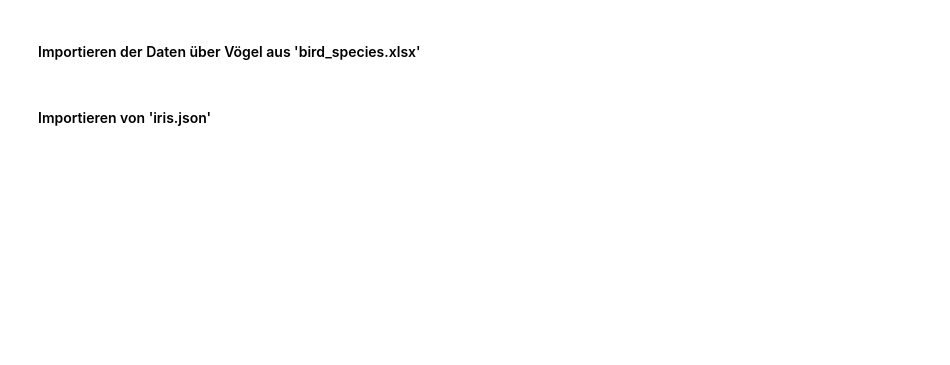
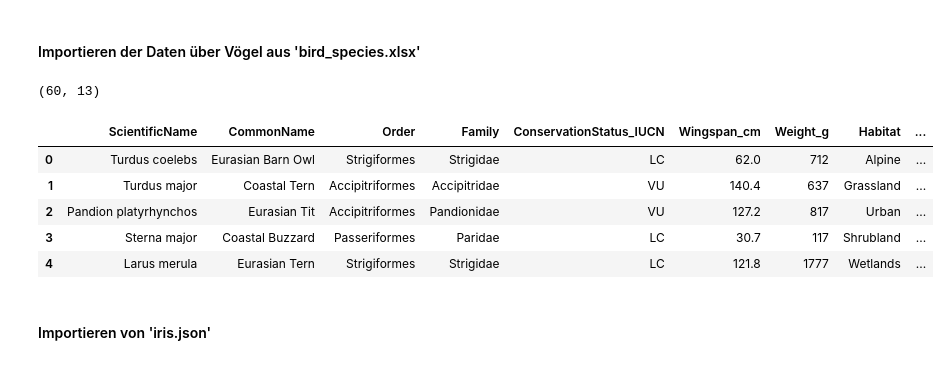
Before and after one commit to pfrei2/data_ingestion, a Jupyter notebook: Probeprüfung/AP01_Advanced_Data_Collection_Methods.ipynb, the cells around one changed output. Saved outputs shown, nothing was run; the diff lists cells and outputs as text; code cells hidden in the pictures; blank space fills up the shorter version.

```diff
--- a/Probeprüfung/AP01_Advanced_Data_Collection_Methods.ipynb
+++ b/Probeprüfung/AP01_Advanced_Data_Collection_Methods.ipynb
@@ -155,12 +193,21 @@ Tipp: In einem Fall muss das spezielle Encoding (latin-1) und der spezielle Sepa
 #### Importieren der Daten über Vögel aus 'bird_species.xlsx'
 # %%
 # Import des korrekten Sheets aus dem File in ein Pandas DataFrame
-
+df3 = pd.read_excel('./Data/bird_species.xlsx', sheet_name='birds')
 
 # Anzeigen der Anzahl Zeilen und Spalten im DataFrame
-
+print(df3.shape)
 
 # Anzeigen der ersten 5 Zeilen des DataFrames
+df3.head()
+# %% [output]
+(60, 13)
+|  | ScientificName | CommonName | Order | Family | ConservationStatus_IUCN | Wingspan_cm | Weight_g | Habitat | ... |
+| 0 | Turdus coelebs | Eurasian Barn Owl | Strigiformes | Strigidae | LC | 62.0 | 712 | Alpine | ... |
+| 1 | Turdus major | Coastal Tern | Accipitriformes | Accipitridae | VU | 140.4 | 637 | Grassland | ... |
+| 2 | Pandion platyrhynchos | Eurasian Tit | Accipitriformes | Pandionidae | VU | 127.2 | 817 | Urban | ... |
+| 3 | Sterna major | Coastal Buzzard | Passeriformes | Paridae | LC | 30.7 | 117 | Shrubland | ... |
+| 4 | Larus merula | Eurasian Tern | Strigiformes | Strigidae | LC | 121.8 | 1777 | Wetlands | ... |
 # %% [markdown]
 #### Importieren von 'iris.json'
 # %%
```
Also changed, not shown: parts of 12 cells of this notebook.
